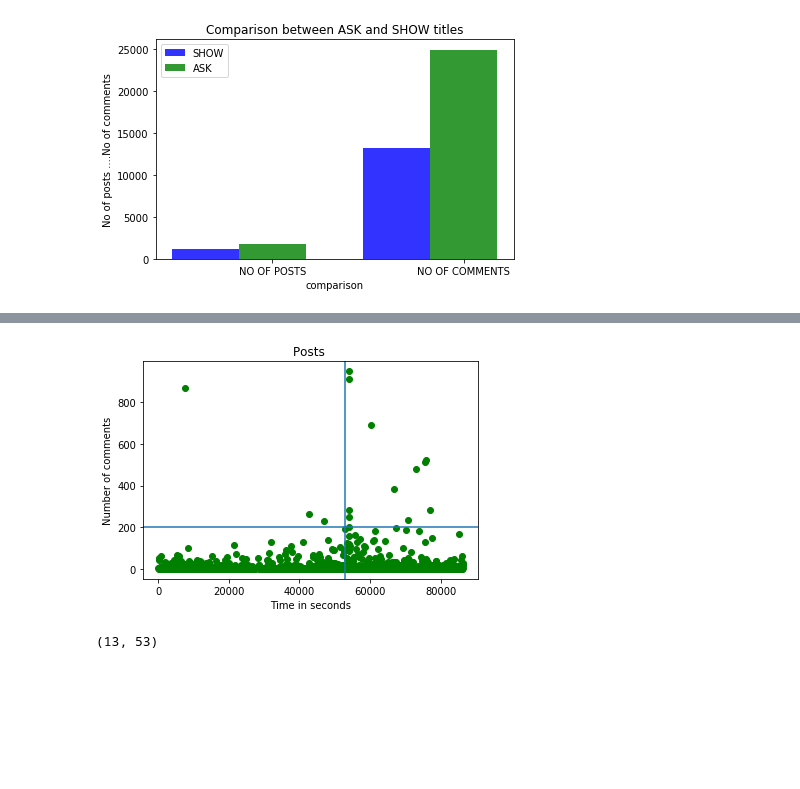
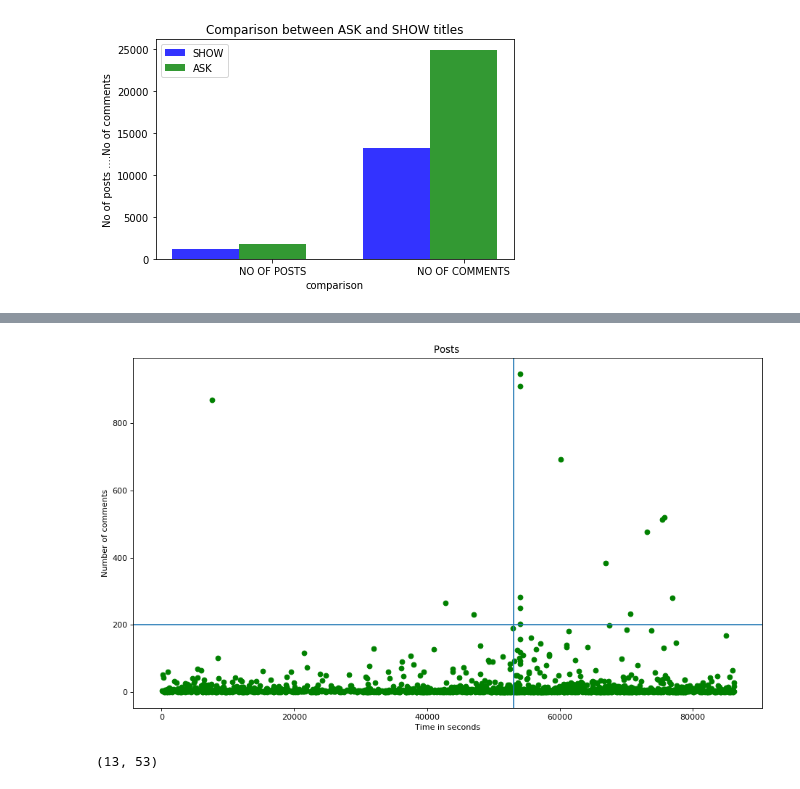
Before and after one commit to ndangalasinh/dataquest_hackernews_posts_analysis_1, a Jupyter notebook: hacker_news_analysis.ipynb, the cells around one changed output, grey strips where cells are left out. Cells and saved outputs as stored; diff of their text form; code cells hidden in the pictures; blank space fills up the shorter version.

```diff
--- a/hacker_news_analysis.ipynb
+++ b/hacker_news_analysis.ipynb
@@ -241,13 +238,14 @@ plt.show()
 # %%
+plt.figure(figsize=(14, 8), dpi=80)
 plt.scatter(hn_ask_sorted_data['time_sec'],hn_ask_sorted_data['num_comments'], marker = 'o', color = 'g')
 plt.title('Posts ')
 plt.xlabel('Time in seconds')
 plt.ylabel('Number of comments')
 plt.axvline(x=53000)
 plt.axhline(y=200)
 plt.show()
 # %% [output]
-[figure, old version]
+[figure, new version]
 # %%
 #take time in seconds
 #obtanin hour time by
```
Also changed, not shown: parts of 5 cells of this notebook.
